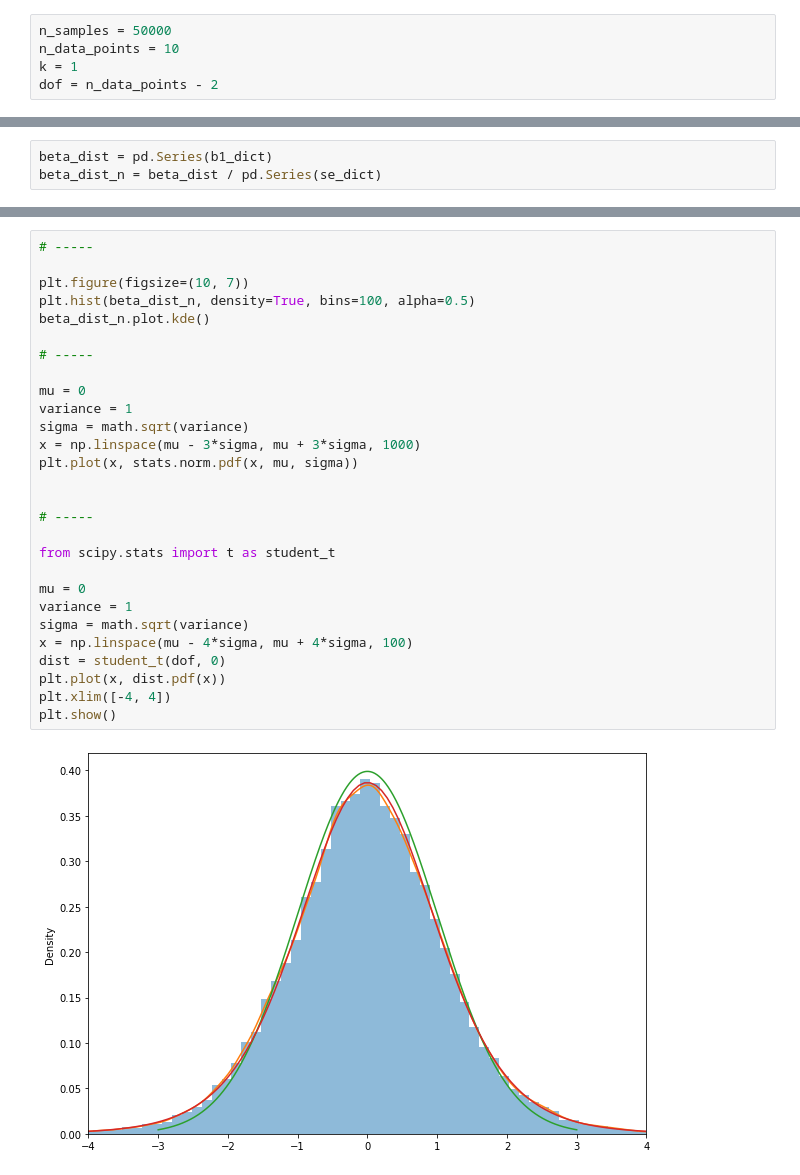
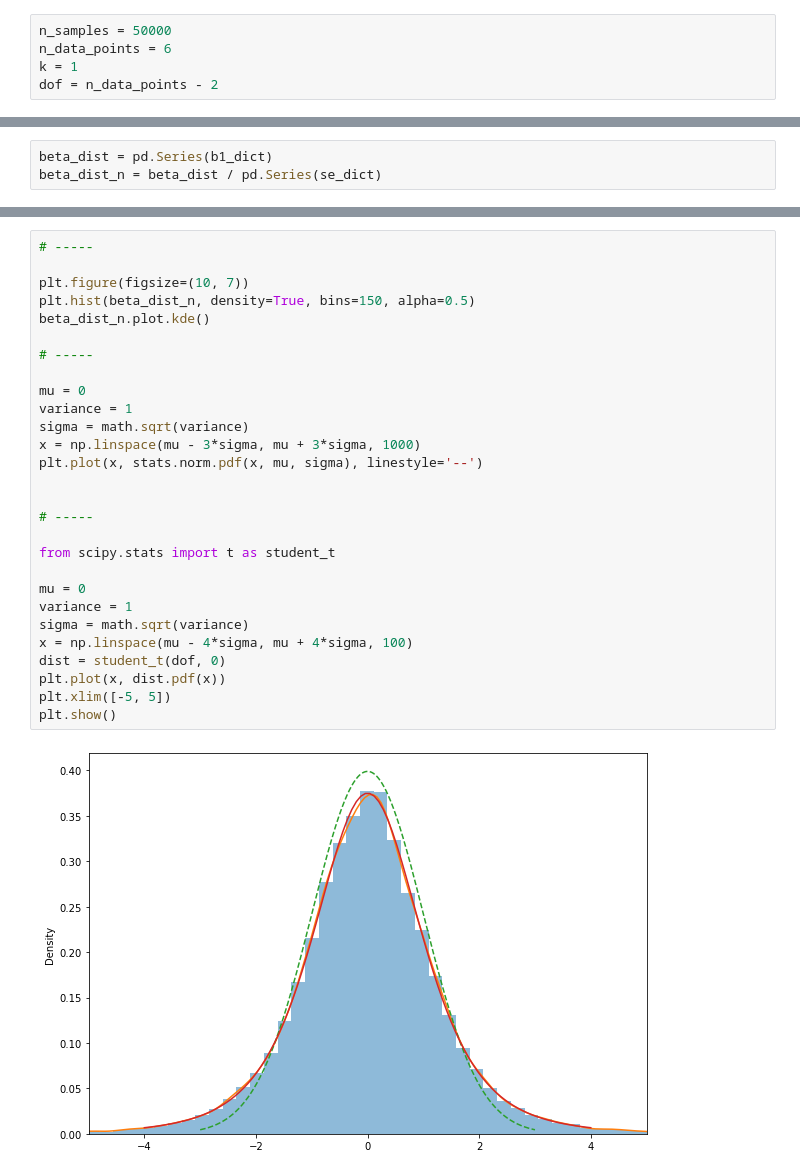
Before and after one commit to lucaberlanda/Magazzino, a Jupyter notebook: StatsAndProbability/Notes/RegressionCoefficientsDistribution.ipynb, the cells around one changed output, grey strips where cells are left out. Cells and saved outputs as stored; diff of their text form.

```diff
--- a/StatsAndProbability/Notes/RegressionCoefficientsDistribution.ipynb
+++ b/StatsAndProbability/Notes/RegressionCoefficientsDistribution.ipynb
@@ -104,6 +105,6 @@ Which values can $\beta$ take?
 # %%
 n_samples = 50000
-n_data_points = 10
+n_data_points = 6
 k = 1
 dof = n_data_points - 2
 # %%
@@ -143,30 +144,30 @@ print("")
 # %%
 # -----
 
 plt.figure(figsize=(10, 7))
-plt.hist(beta_dist_n, density=True, bins=100, alpha=0.5)
+plt.hist(beta_dist_n, density=True, bins=150, alpha=0.5)
 beta_dist_n.plot.kde()
 
 # -----
 
 mu = 0
 variance = 1
 sigma = math.sqrt(variance)
 x = np.linspace(mu - 3*sigma, mu + 3*sigma, 1000)
-plt.plot(x, stats.norm.pdf(x, mu, sigma))
+plt.plot(x, stats.norm.pdf(x, mu, sigma), linestyle='--')
 
 
 # -----
 
 from scipy.stats import t as student_t
 
 mu = 0
 variance = 1
 sigma = math.sqrt(variance)
 x = np.linspace(mu - 4*sigma, mu + 4*sigma, 100)
 dist = student_t(dof, 0)
 plt.plot(x, dist.pdf(x))
-plt.xlim([-4, 4])
+plt.xlim([-5, 5])
 plt.show()
 # %% [output]
-[figure, old version]
+[figure, new version]
```
Also changed, not shown: parts of 5 cells of this notebook, 16 other files.
